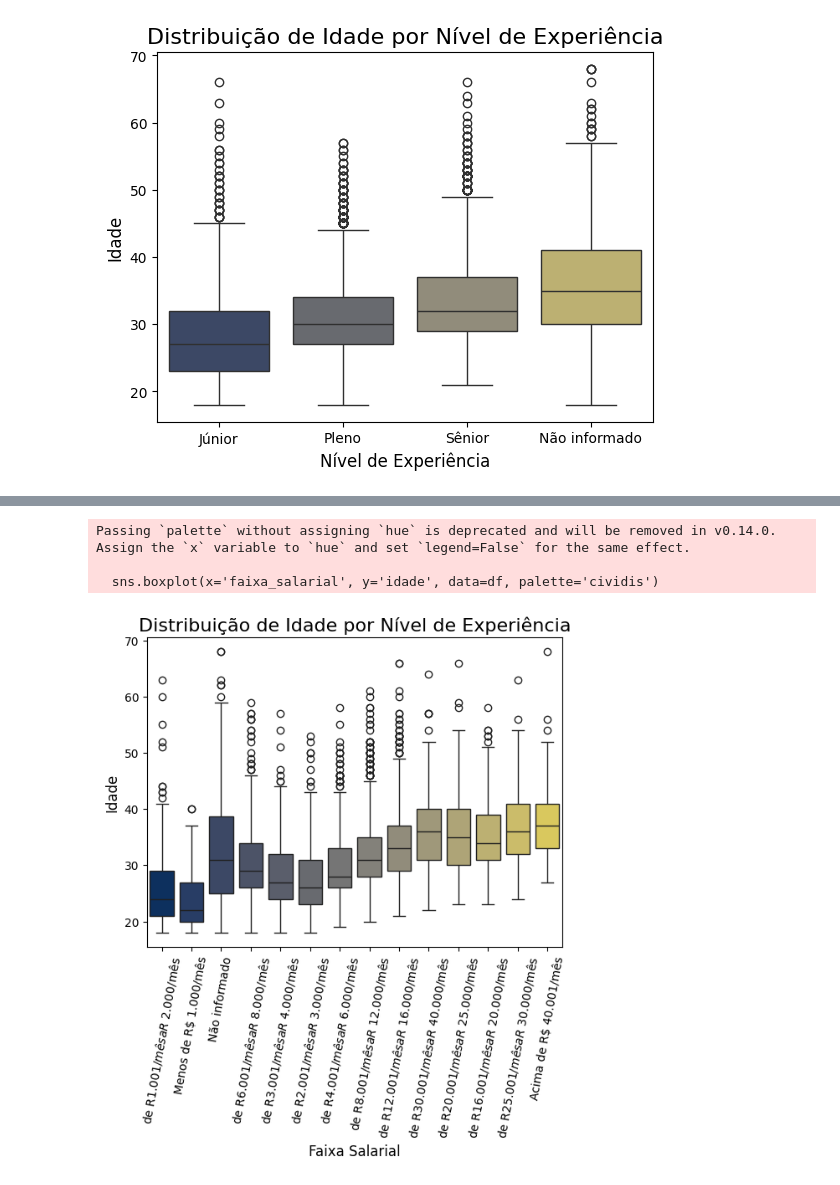
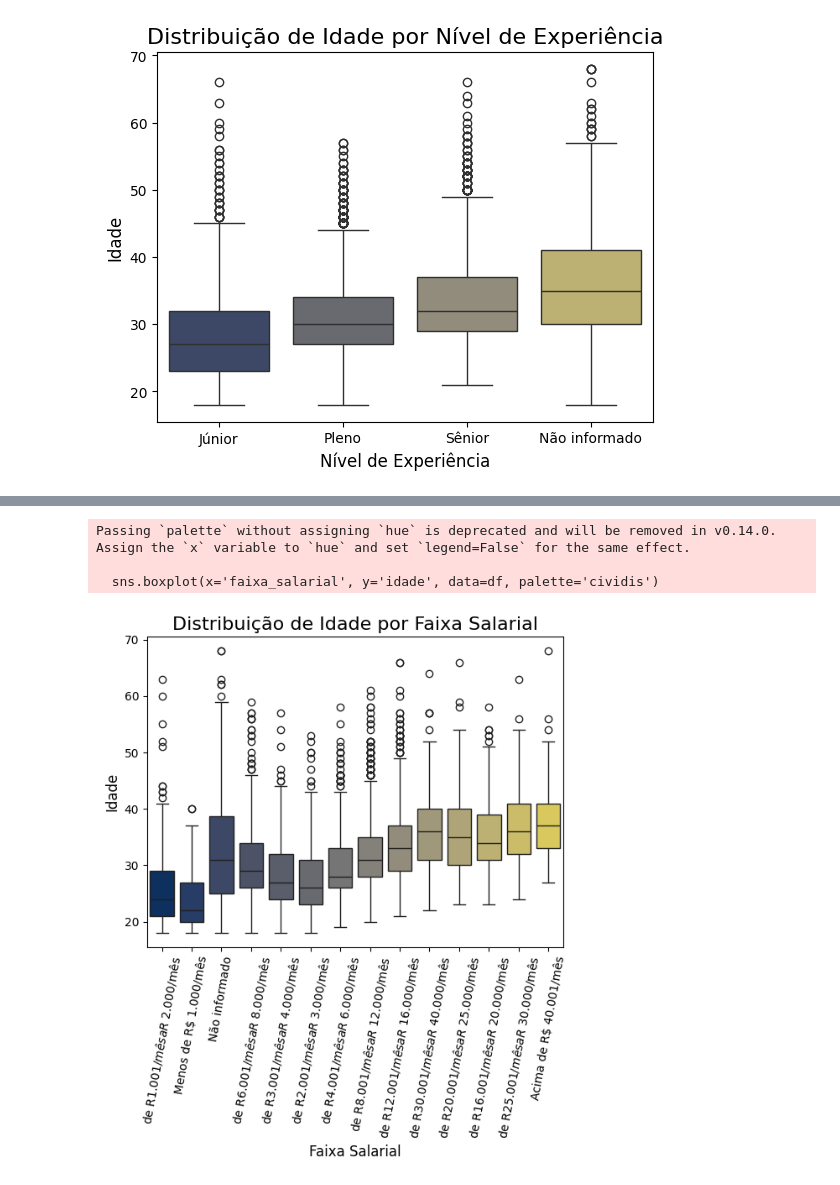
Before and after one commit to EdilsonMarquesCurzJr/TopicosATVF, a Jupyter notebook: DataExplore/Edilson_Marques_Gabriel_Vinicius_Reinaldo_Dias_Jorge_Lucas_2025_1_EDA.ipynb, the cells around one changed output, grey strips where cells are left out. Drawn from its saved outputs; the diff is of its cells as text; code cells hidden in the pictures.

```diff
--- a/DataExplore/Edilson_Marques_Gabriel_Vinicius_Reinaldo_Dias_Jorge_Lucas_2025_1_EDA.ipynb
+++ b/DataExplore/Edilson_Marques_Gabriel_Vinicius_Reinaldo_Dias_Jorge_Lucas_2025_1_EDA.ipynb
@@ -362,14 +398,14 @@ Passing `palette` without assigning `hue` is deprecated and will be removed in v
 # %%
 plt.figure()
 plt.xticks(rotation=80)
 
 sns.boxplot(x='faixa_salarial', y='idade', data=df, palette='cividis')
-plt.title('Distribuição de Idade por Nível de Experiência', fontsize=16)
+plt.title('Distribuição de Idade por Faixa Salarial', fontsize=16)
 plt.xlabel('Faixa Salarial', fontsize=12)
 plt.ylabel('Idade', fontsize=12)
 plt.show()
 # %% [output]
 Passing `palette` without assigning `hue` is deprecated and will be removed in v0.14.0. Assign the `x` variable to `hue` and set `legend=False` for the same effect.
 
   sns.boxplot(x='faixa_salarial', y='idade', data=df, palette='cividis')
-[figure, old version]
+[figure, new version]
```
Also changed, not shown: parts of 9 cells of this notebook.
